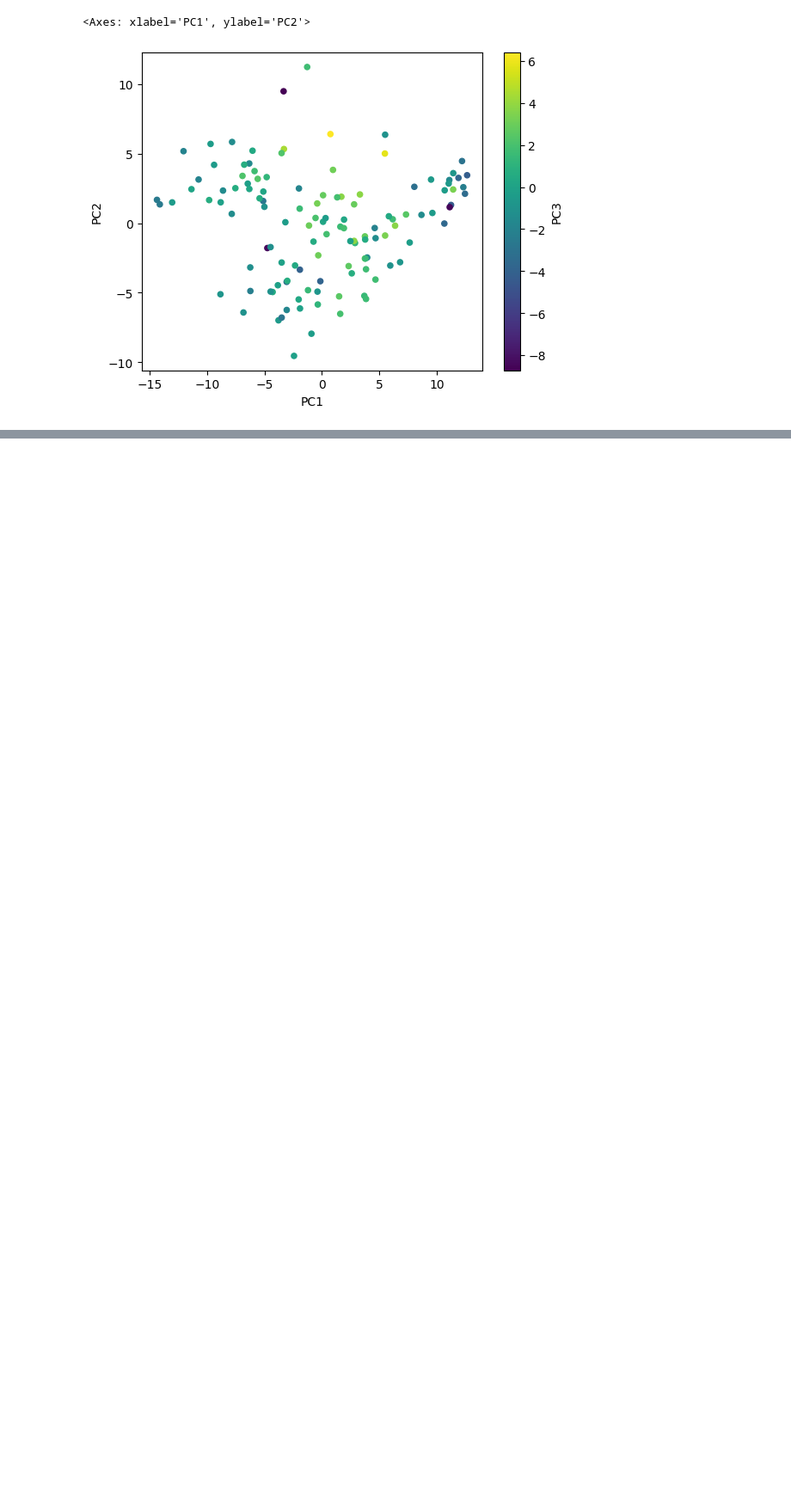
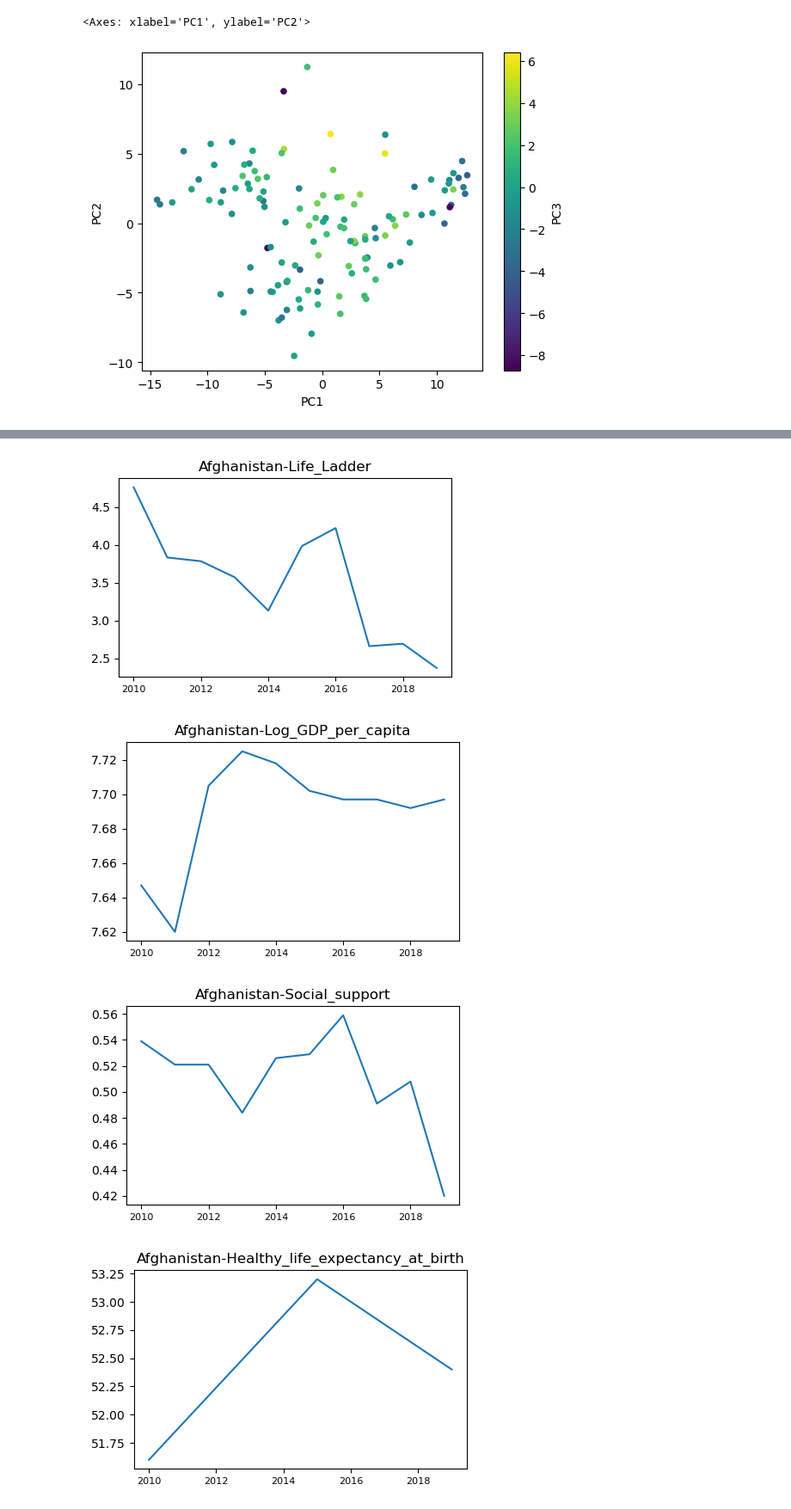
Before and after one commit to TimRyder9876/Python, a Jupyter notebook: Data_Preprocessing_In_Python (Book)/Ch13_Data_Reduction.ipynb, the cells around one changed output, grey strips where cells are left out. Shown at 86% size. Saved outputs shown, nothing was run; the diff lists cells and outputs as text; code cells hidden in the pictures; blank space fills up the shorter version.

```diff
--- a/Data_Preprocessing_In_Python (Book)/Ch13_Data_Reduction.ipynb
+++ b/Data_Preprocessing_In_Python (Book)/Ch13_Data_Reduction.ipynb
@@ -582,0 +586,7 @@ plt.show()
+# %%
+# Create list of happiness index values
+happiness_index = ['Life_Ladder','Log_GDP_per_capita','Social_support',
+                   'Healthy_life_expectancy_at_birth',
+                   'Freedom_to_make_life_choices','Generosity',
+                   'Perceptions_of_corruption','Positive_affect',
+                   'Negative_affect']
@@ -582,0 +602,14 @@ plt.show()
+# %%
+# Only create the plots for Afghanistan by each happiness index value
+for i, row in country_df[:1].iterrows():
+    for h_i in happiness_index:
+        plt.figure(figsize=(5,3))
+        plt.plot(row[h_i])
+        plt.xticks(fontsize=8)
+        plt.title(f'{i}-{h_i}')
+        plt.show()
+# %% [output]
+[figure, added]
+[figure, added]
+[figure, added]
+[figure, added]
```
Also changed, not shown: parts of 43 cells of this notebook, 2 other files.
